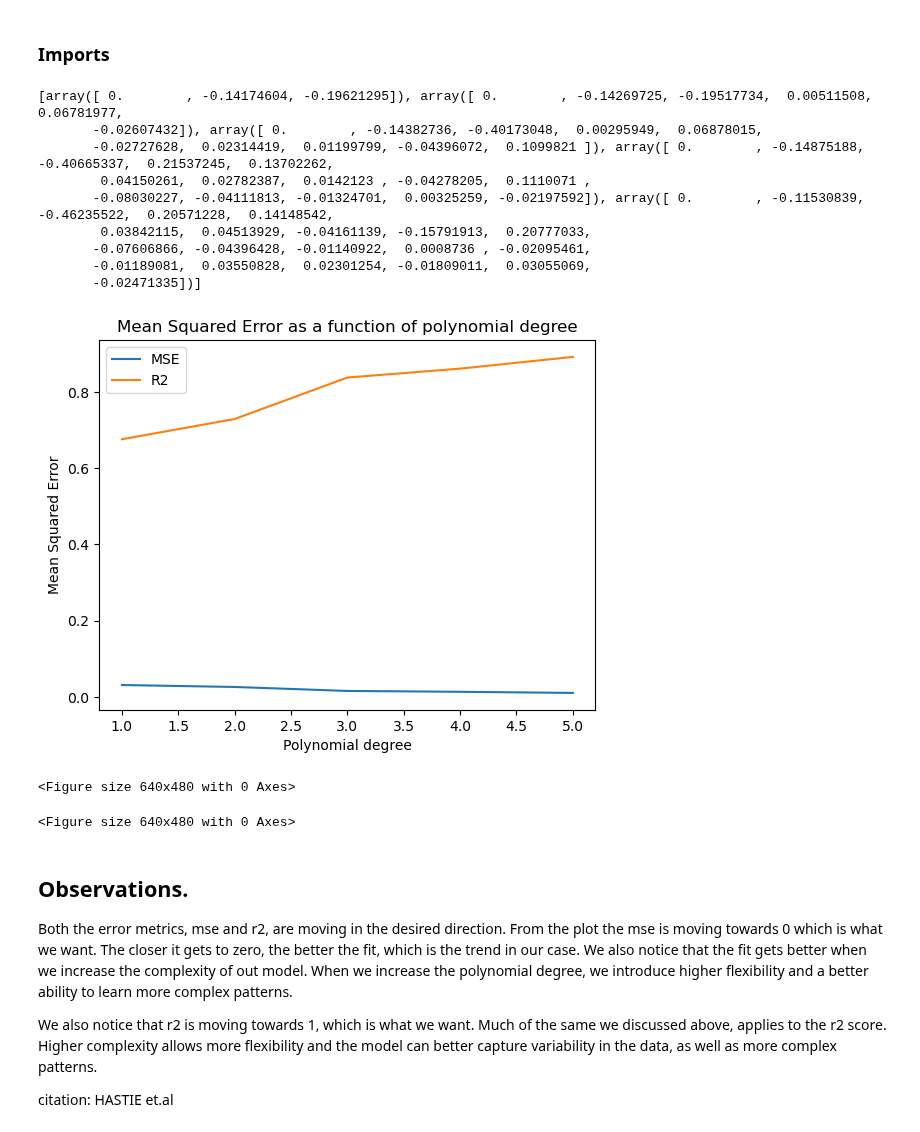
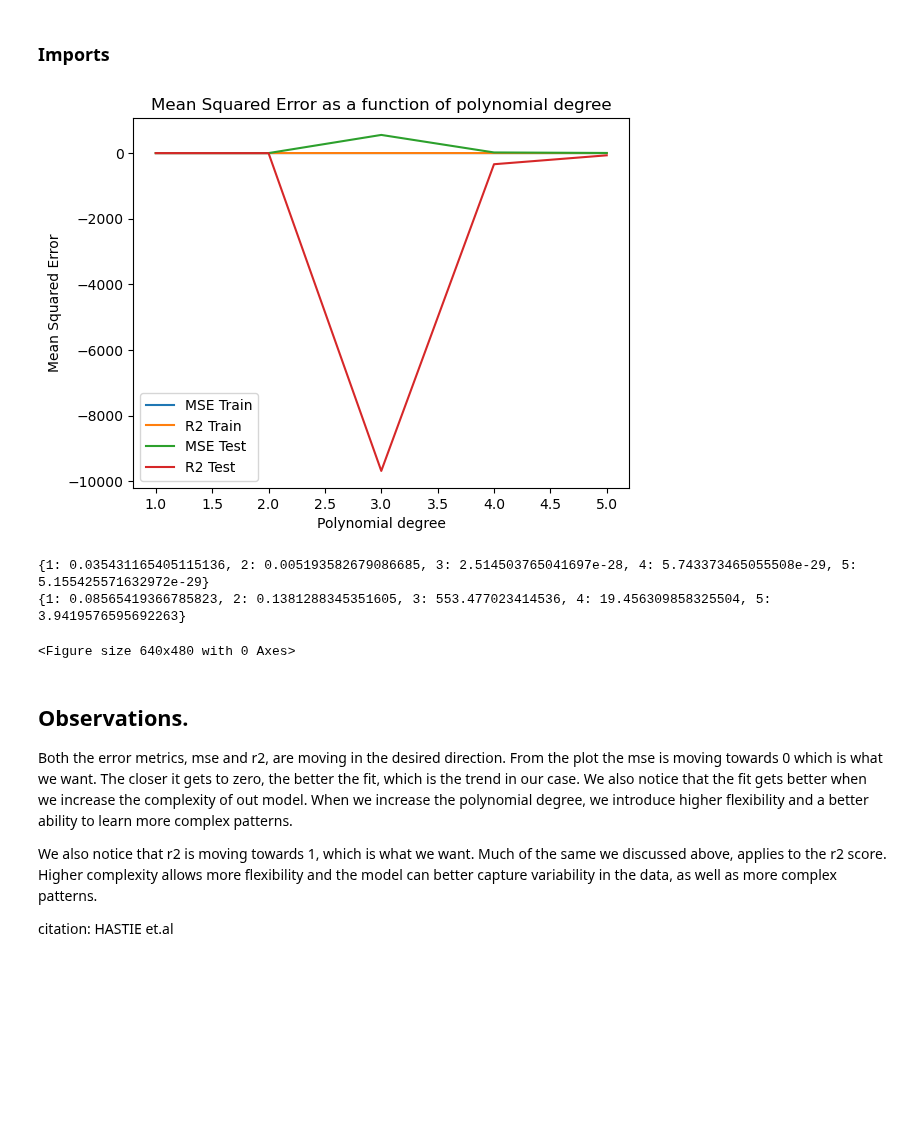
Before and after one commit to martin-og-ingar/FYS-STK4155-Project1, a Jupyter notebook: src/partA.ipynb, the cells around one changed output. Cells and saved outputs as stored; diff of their text form; code cells hidden in the pictures; blank space fills up the shorter version.

```diff
--- a/src/partA.ipynb
+++ b/src/partA.ipynb
@@ -26,7 +26,7 @@ from script import FrankeFunction
 # %%
 # Generate the data
 np.random.seed(42)
-n = 1000
+n = 10
 x = np.random.uniform(0, 1, n)
 y = np.random.uniform(0, 1, n)
 noise = 0.1*np.random.normal(0, 1, n)
@@ -48,59 +48,67 @@ x_train, x_test, z_train, z_test = train_test_split(x_combined, Z, test_size=0.2
 def prep_poly_feartures(x, degree):
   poly = PolynomialFeatures(degree)
   X_poly = poly.fit_transform(x)
   return X_poly
 
 
 def poly_regression_and_mse(degree, X_train, z_train, x_test, z_test):
   X_poly_train = prep_poly_feartures(X_train, degree)
   model = LinearRegression()
   model.fit(X_poly_train, z_train)
 
+  z_pred_train = model.predict(X_poly_train)
+
   x_poly_test = prep_poly_feartures(x_test, degree)
-  z_pred = model.predict(x_poly_test)
+  z_pred_test = model.predict(x_poly_test)
 
   betas = model.coef_
-  # Using mse and r2 from sklearn for consistensy and accuracy.
-  mse = mean_squared_error(z_test, z_pred)
-  r2 = r2_score(z_test, z_pred)
 
-  return mse, r2, betas
+  mse_train = mean_squared_error(z_train, z_pred_train)
+  mse_test = mean_squared_error(z_test, z_pred_test)
 
-mse_results = {}
-r2_result = {}
+  r2_train = r2_score(z_train, z_pred_train)
+  r2_test = r2_score(z_test, z_pred_test)
+
+  return mse_train, mse_test, r2_train, r2_test, betas
+
+mse_train_results = {}
+mse_test_results = {}
+r2_train_results = {}
+r2_test_results = {}
 beta_values = []
 
 for degree in range(1,6):
-  mse, r2, beta = poly_regression_and_mse(degree, x_train, z_train, x_test, z_test)
-  mse_results[degree] = mse
-  r2_result[degree] = r2
+  mse_train, mse_test, r2_train, r2_test, beta = poly_regression_and_mse(degree, x_train, z_train, x_test, z_test)
+  mse_train_results[degree] = mse_train
+  r2_train_results[degree] = r2_train
+  mse_test_results[degree] = mse_test
+  r2_test_results[degree] = r2_test
   beta_values.append(beta)
-
-print(beta_values)
 
 plt.figure()
 
-plt.plot(list(mse_results.keys()), list(mse_results.values()), label="MSE")
-plt.plot(list(r2_result.keys()), list(r2_result.values()), label="R2")
+plt.plot(list(mse_train_results.keys()), list(mse_train_results.values()), label="MSE Train")
+plt.plot(list(r2_train_results.keys()), list(r2_train_results.values()), label="R2 Train")
+
+
+plt.plot(list(mse_test_results.keys()), list(mse_test_results.values()), label="MSE Test")
+plt.plot(list(r2_test_results.keys()), list(r2_test_results.values()), label="R2 Test")
+
 plt.xlabel('Polynomial degree')
 plt.ylabel('Mean Squared Error')
 plt.title('Mean Squared Error as a function of polynomial degree')
 plt.legend()
 plt.show()
 plt.figure()
+
+
+print(mse_train_results)
+print(mse_test_results)
 # %% [output]
+[figure, new version]
-[array([ 0.        , -0.14174604, -0.19621295]), array([ 0.        , -0.14269725, -0.19517734,  0.00511508,  0.06781977,
-       -0.02607432]), array([ 0.        , -0.14382736, -0.40173048,  0.00295949,  0.06878015,
-       -0.02727628,  0.02314419,  0.01199799, -0.04396072,  0.1099821 ]), array([ 0.        , -0.14875188, -0.40665337,  0.21537245,  0.13702262,
-        0.04150261,  0.02782387,  0.0142123 , -0.04278205,  0.1110071 ,
-       -0.08030227, -0.04111813, -0.01324701,  0.00325259, -0.02197592]), array([ 0.        , -0.11530839, -0.46235522,  0.20571228,  0.14148542,
-        0.03842115,  0.04513929, -0.04161139, -0.15791913,  0.20777033,
-       -0.07606866, -0.04396428, -0.01140922,  0.0008736 , -0.02095461,
-       -0.01189081,  0.03550828,  0.02301254, -0.01809011,  0.03055069,
-       -0.02471335])]
+{1: 0.035431165405115136, 2: 0.005193582679086685, 3: 2.514503765041697e-28, 4: 5.743373465055508e-29, 5: 5.155425571632972e-29}
+{1: 0.08565419366785823, 2: 0.1381288345351605, 3: 553.477023414536, 4: 19.456309858325504, 5: 3.9419576595692263}
-[figure, old version]
 <Figure size 640x480 with 0 Axes>
-<Figure size 640x480 with 0 Axes>
 # %% [markdown]
 ## Observations.
 Both the error metrics, mse and r2, are moving in the desired direction. From the plot the mse is moving towards 0 which is what we want. The closer it gets to zero, the better the fit, which is the trend in our case. We also notice that the fit gets better when we increase the complexity of out model. When we increase the polynomial degree, we introduce higher flexibility and a better ability to learn more complex patterns.
```
